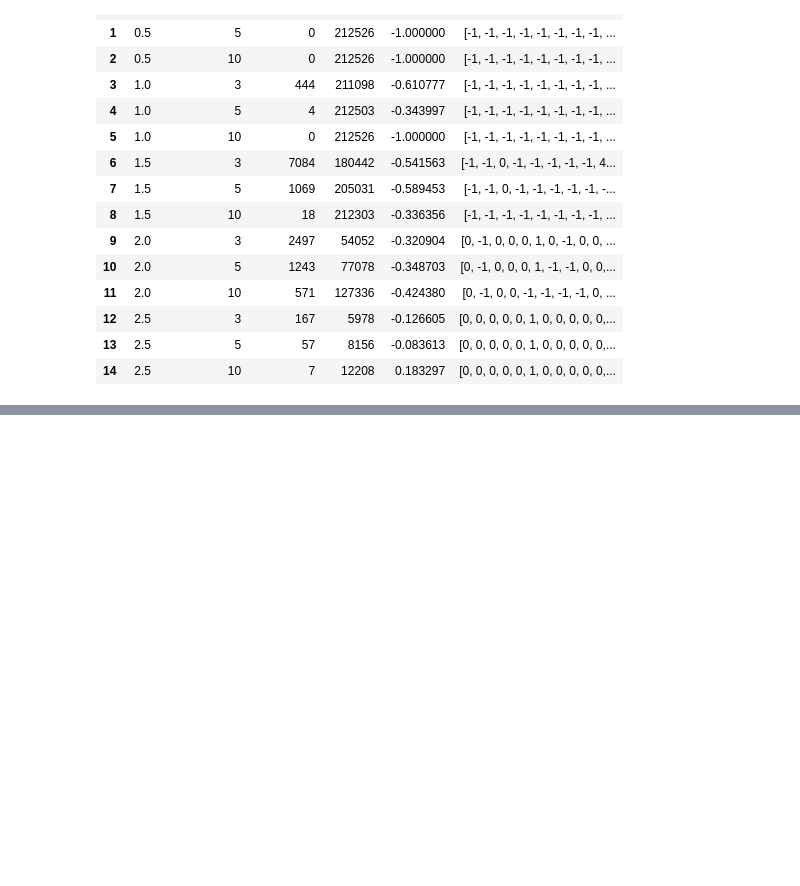
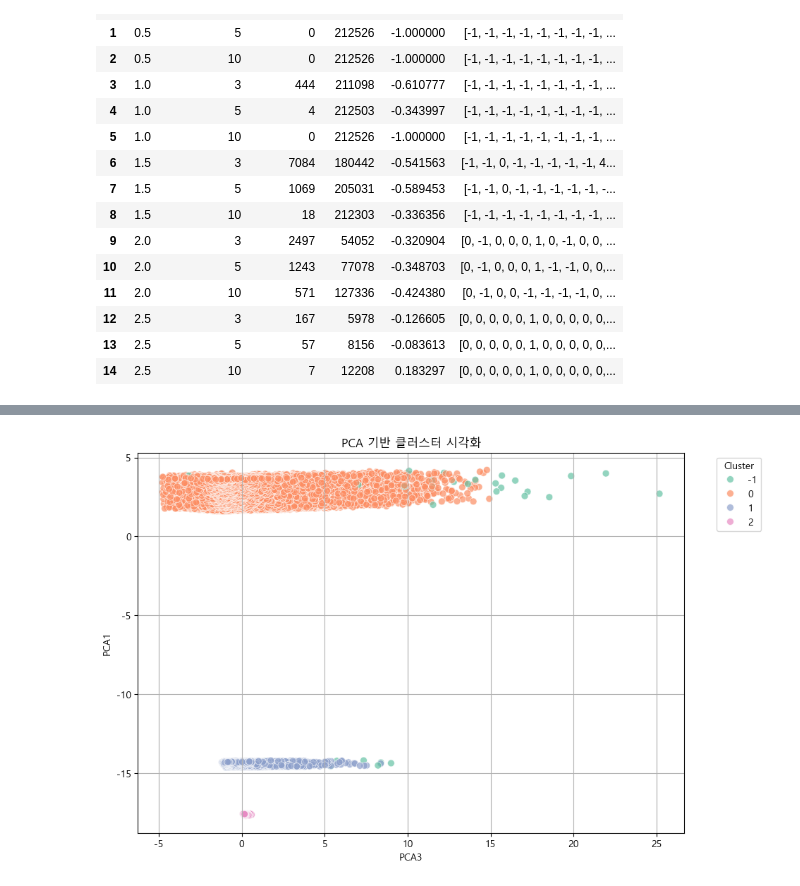
Before and after one commit to AR384/EVSE_mainproject_python, a Jupyter notebook: data/code/ML_analysis.ipynb, the cells around one changed output, grey strips where cells are left out. Drawn from its saved outputs; the diff is of its cells as text; code cells hidden in the pictures; blank space fills up the shorter version.

```diff
--- a/data/code/ML_analysis.ipynb
+++ b/data/code/ML_analysis.ipynb
@@ -683,7 +687,3 @@ df_results
 # %%
 #처리 데이터 프레임으로 훈련데이터에 레이블 적용  이상치 -1 제거
-df_train['cluster'] = labels
-df_cleaned = df_train[labels != -1].drop(columns=['cluster'])
-X = ct.fit_transform(df_cleaned)
-dbscan = DBSCAN(eps=1.5,min_samples=5)
-labels = dbscan.fit_predict(X)
+df_results
@@ -689,0 +708,4 @@ labels = dbscan.fit_predict(X)
+# %%
+labels_series =df_results[df_results['n_noise'] == 88]['labels'].iloc[0]
+df['cluster'] = labels_series
+df
@@ -689,0 +805,7 @@ labels = dbscan.fit_predict(X)
+# %%
+pca = PCA(n_components=3)
+x_pca = pca.fit_transform(X)
+# 동적으로 PCA 컬럼명 생성
+pca_cols = [f'PCA{i+1}' for i in range(x_pca.shape[1])]
+pca_df = pd.DataFrame(x_pca, columns=pca_cols)
+pca_df['cluster'] = df['cluster'].values
@@ -689,0 +841,10 @@ labels = dbscan.fit_predict(X)
+# %%
+# 시각화 (앞의 두 성분만 사용)
+plt.figure(figsize=(10, 7))
+sns.scatterplot(data=pca_df, x='PCA3', y='PCA1', hue='cluster', palette='Set2', s=50, alpha=0.7)
+plt.title('PCA 기반 클러스터 시각화')
+plt.legend(title='Cluster', bbox_to_anchor=(1.05, 1), loc='upper left')
+plt.grid(True)
+plt.show()
+# %% [output]
+[figure, added]
```
Also changed, not shown: parts of 24 cells of this notebook, 24 other files.
